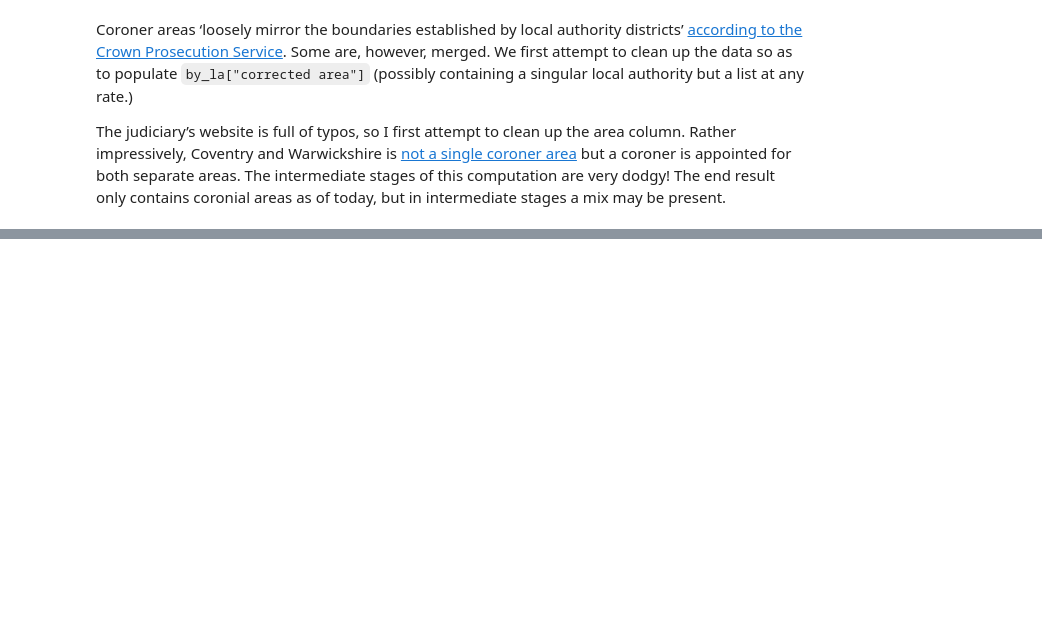
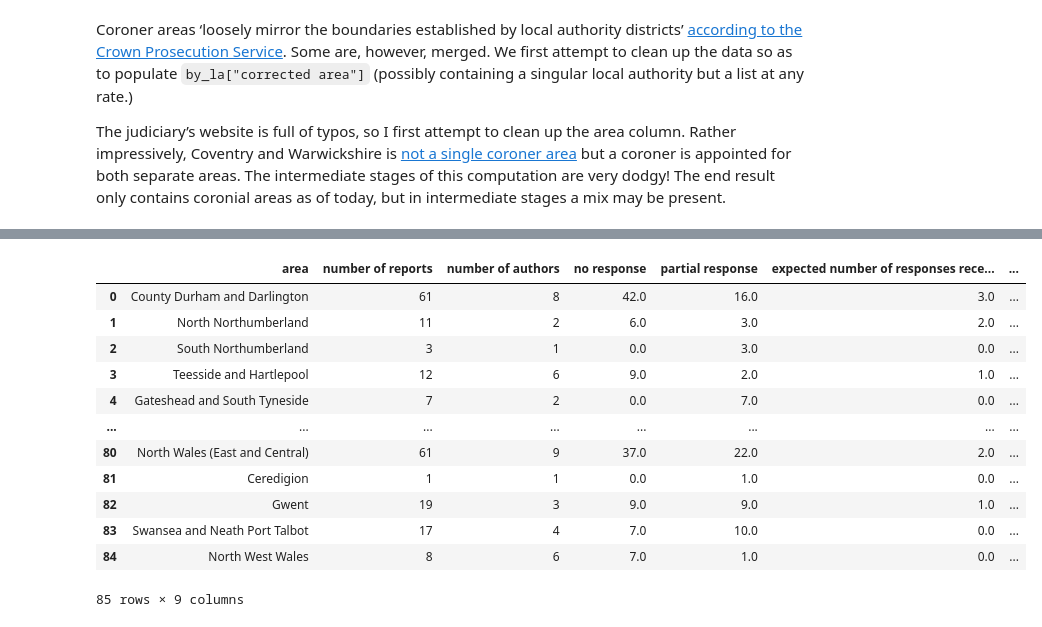
Before and after one commit to georgiarichards/georgiarichards.github.io, a Jupyter notebook: data/Web_scraper_PFDs.ipynb, the cells around one changed output, grey strips where cells are left out. Cells and saved outputs as stored; diff of their text form; code cells hidden in the pictures; blank space fills up the shorter version.

Commit message:
Use cleaned up area data to show the number of reports, authors, and other similar statistics.

```diff
--- a/data/Web_scraper_PFDs.ipynb
+++ b/data/Web_scraper_PFDs.ipynb
@@ -670,0 +642,3 @@ Name: corrected area, Length: 87, dtype: int64
+# %%
+areas = pd.DataFrame(present_areas)
+areas.columns = ["area"]
@@ -670,0 +647,2 @@ Name: corrected area, Length: 87, dtype: int64
+# %%
+areas["number of reports"] = areas["area"].map(by_la["corrected area"].value_counts().to_dict())
@@ -670,0 +651,6 @@ Name: corrected area, Length: 87, dtype: int64
+# %%
+def count_authors(area):
+    return by_la[by_la["corrected area"] == area]["coroner name"].unique().size
+
+areas["number of authors"] = areas["area"].apply(count_authors)
+areas
@@ -670,0 +673,31 @@ Name: corrected area, Length: 87, dtype: int64
+# %%
+response_rates_by_area = by_la.loc[:,["corrected area", "number of responses", "number of recipients"]]
+
+response_rates_by_area.columns = ["area", "responses", "recipients"]
+
+response_rates_by_area["responses"].fillna(0, inplace = True)
+response_rates_by_area["recipients"].fillna(0, inplace = True)
+
+categorise_responses = [
+    (response_rates_by_area["responses"] == 0),
+    ((response_rates_by_area["recipients"] > response_rates_by_area["responses"]) & (response_rates_by_area["responses"] > 0)),
+    ((response_rates_by_area["recipients"] <= response_rates_by_area["responses"]) & (response_rates_by_area["responses"] > 0)),
+]
+
+response_types = ["no response", "partial response", "expected number of responses received"]
+
+response_rates_by_area["response"] = np.select(categorise_responses, response_types, default=np.nan)
+
+response_rates_by_area = response_rates_by_area \
+        .groupby(["area"])["response"] \
+        .value_counts() \
+        .to_frame() \
+        .unstack() \
+        .fillna(0) \
+        ["response"]
+
+response_rates_by_area = response_rates_by_area.merge(response_rates_by_area.loc[:, response_types].div(response_rates_by_area.loc[:, response_types].sum(1), axis=0), on="area")
+
+response_rates_by_area.columns = response_types + [x+": proportion" for x in response_types]
+
+response_rates_by_area
@@ -670,0 +719,17 @@ Name: corrected area, Length: 87, dtype: int64
+# %%
+areas = areas.merge(response_rates_by_area, on="area")
+areas
+# %% [output]
+|  | area | number of reports | number of authors | no response | partial response | expected number of responses rece... | ... |
+| 0 | County Durham and Darlington | 61 | 8 | 42.0 | 16.0 | 3.0 | ... |
+| 1 | North Northumberland | 11 | 2 | 6.0 | 3.0 | 2.0 | ... |
+| 2 | South Northumberland | 3 | 1 | 0.0 | 3.0 | 0.0 | ... |
+| 3 | Teesside and Hartlepool | 12 | 6 | 9.0 | 2.0 | 1.0 | ... |
+| 4 | Gateshead and South Tyneside | 7 | 2 | 0.0 | 7.0 | 0.0 | ... |
+| ... | ... | ... | ... | ... | ... | ... | ... |
+| 80 | North Wales (East and Central) | 61 | 9 | 37.0 | 22.0 | 2.0 | ... |
+| 81 | Ceredigion | 1 | 1 | 0.0 | 1.0 | 0.0 | ... |
+| 82 | Gwent | 19 | 3 | 9.0 | 9.0 | 1.0 | ... |
+| 83 | Swansea and Neath Port Talbot | 17 | 4 | 7.0 | 10.0 | 0.0 | ... |
+| 84 | North West Wales | 8 | 6 | 7.0 | 1.0 | 0.0 | ... |
+85 rows × 9 columns
```
Also changed, not shown: parts of 11 cells of this notebook, 3 other files.
